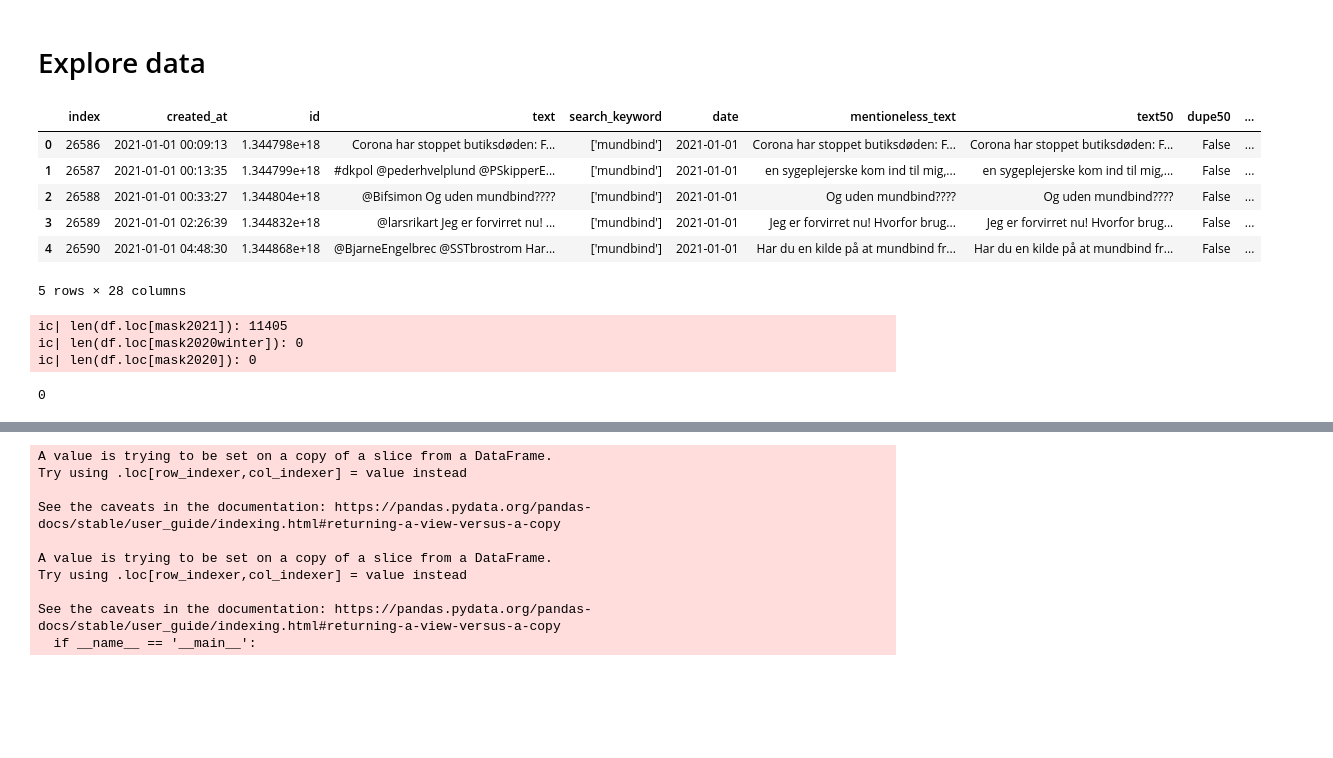
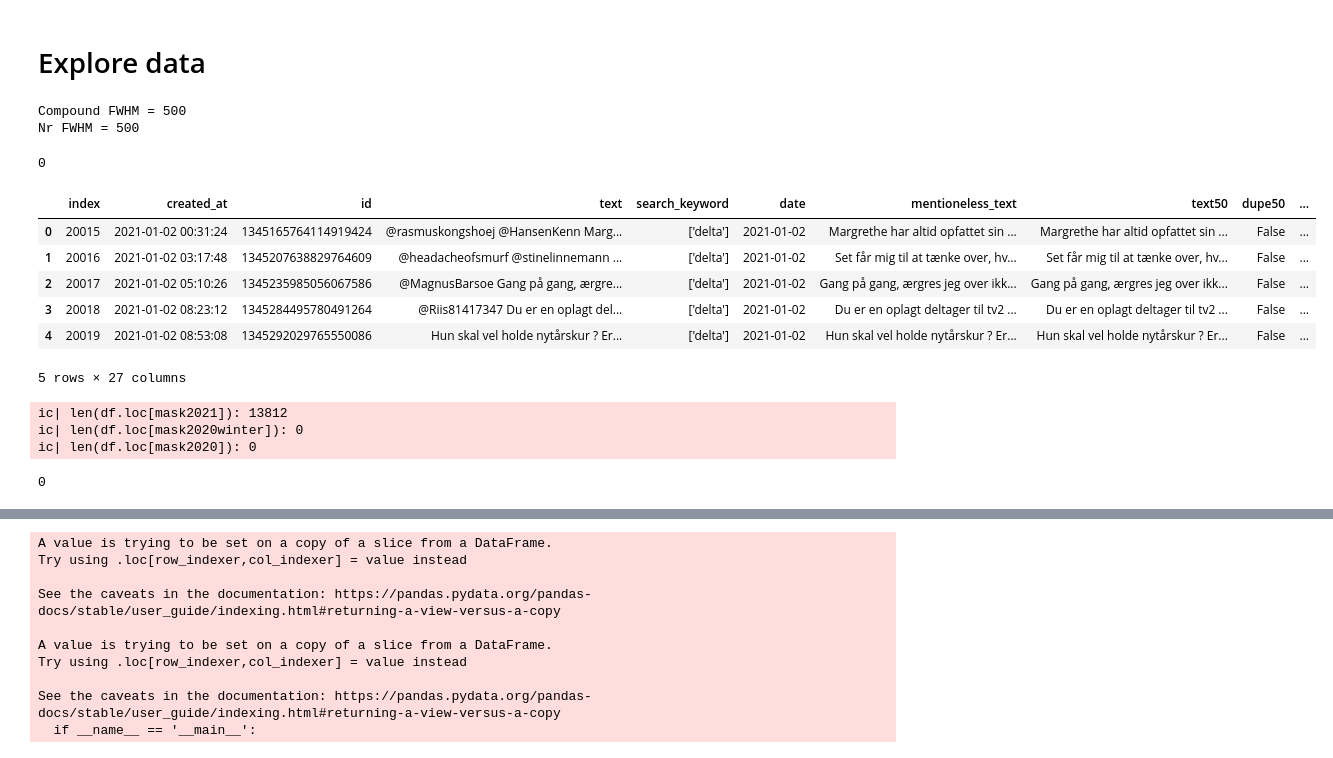
Before and after one commit to stinenyhus/HOPE-keyword-query-Twitter, a Jupyter notebook: notebooks/explore_and_visualize.ipynb, the cells around one changed output, grey strips where cells are left out. Cells and saved outputs as stored; diff of their text form; code cells hidden in the pictures; blank space fills up the shorter version.

```diff
--- a/notebooks/explore_and_visualize.ipynb
+++ b/notebooks/explore_and_visualize.ipynb
@@ -9,5 +22,11 @@ import glob
+# %%
+smooth_5000(compound = True, nroftweets = True, small = "False")
+# %% [output]
+Compound FWHM = 500
+Nr FWHM = 500
+0
 # %%
-data_prefix = "mundbind"
+data_prefix = "delta"
 # %%
 def set_base_plot_settings(fontsize, if_palette):
     matplotlib.rc('ytick', labelsize=fontsize)
@@ -55,18 +74,18 @@ def set_late_barplot_settings():
     #fig.suptitle("Mentions of 'vaccin*'. 2020 - 2021", size = "40")
     return fig, ax1
 # %%
-filename = "../" + data_prefix + "_smoothed*.csv"
-df = pd.read_csv(glob.glob(filename)[0])
+filename = "../" + data_prefix + "_final.csv"
+df = pd.read_csv(filename)
 df = df.sort_values("created_at")
 df.head()
 # %% [output]
 |  | index | created_at | id | text | search_keyword | date | mentioneless_text | text50 | dupe50 | ... |
-| 0 | 26586 | 2021-01-01 00:09:13 | 1.344798e+18 | Corona har stoppet butiksdøden: F... | ['mundbind'] | 2021-01-01 | Corona har stoppet butiksdøden: F... | Corona har stoppet butiksdøden: F... | False | ... |
-| 1 | 26587 | 2021-01-01 00:13:35 | 1.344799e+18 | #dkpol @pederhvelplund @PSkipperE... | ['mundbind'] | 2021-01-01 | en sygeplejerske kom ind til mig,... | en sygeplejerske kom ind til mig,... | False | ... |
-| 2 | 26588 | 2021-01-01 00:33:27 | 1.344804e+18 | @Bifsimon Og uden mundbind???? | ['mundbind'] | 2021-01-01 | Og uden mundbind???? | Og uden mundbind???? | False | ... |
-| 3 | 26589 | 2021-01-01 02:26:39 | 1.344832e+18 | @larsrikart Jeg er forvirret nu! ... | ['mundbind'] | 2021-01-01 | Jeg er forvirret nu! Hvorfor brug... | Jeg er forvirret nu! Hvorfor brug... | False | ... |
-| 4 | 26590 | 2021-01-01 04:48:30 | 1.344868e+18 | @BjarneEngelbrec @SSTbrostrom Har... | ['mundbind'] | 2021-01-01 | Har du en kilde på at mundbind fr... | Har du en kilde på at mundbind fr... | False | ... |
+| 0 | 20015 | 2021-01-02 00:31:24 | 1345165764114919424 | @rasmuskongshoej @HansenKenn Marg... | ['delta'] | 2021-01-02 | Margrethe har altid opfattet sin ... | Margrethe har altid opfattet sin ... | False | ... |
+| 1 | 20016 | 2021-01-02 03:17:48 | 1345207638829764609 | @headacheofsmurf @stinelinnemann ... | ['delta'] | 2021-01-02 | Set får mig til at tænke over, hv... | Set får mig til at tænke over, hv... | False | ... |
+| 2 | 20017 | 2021-01-02 05:10:26 | 1345235985056067586 | @MagnusBarsoe Gang på gang, ærgre... | ['delta'] | 2021-01-02 | Gang på gang, ærgres jeg over ikk... | Gang på gang, ærgres jeg over ikk... | False | ... |
+| 3 | 20018 | 2021-01-02 08:23:12 | 1345284495780491264 | @Riis81417347 Du er en oplagt del... | ['delta'] | 2021-01-02 | Du er en oplagt deltager til tv2 ... | Du er en oplagt deltager til tv2 ... | False | ... |
+| 4 | 20019 | 2021-01-02 08:53:08 | 1345292029765550086 | Hun skal vel holde nytårskur ? Er... | ['delta'] | 2021-01-02 | Hun skal vel holde nytårskur ? Er... | Hun skal vel holde nytårskur ? Er... | False | ... |
-5 rows × 28 columns
+5 rows × 27 columns
 # %%
 df["date"] = pd.to_datetime(df["created_at"], utc=True).dt.strftime('%Y-%m-%d')
 df["date"] = pd.to_datetime(df["date"])
@@ -80,7 +99,7 @@ ic(len(df.loc[mask2021]))
 ic(len(df.loc[mask2020winter]))
 ic(len(df.loc[mask2020]))
 # %% [output]
-ic| len(df.loc[mask2021]): 11405
+ic| len(df.loc[mask2021]): 13812
 ic| len(df.loc[mask2020winter]): 0
 ic| len(df.loc[mask2020]): 0
 0
```
Also changed, not shown: parts of 23 cells of this notebook, 2 other files.
